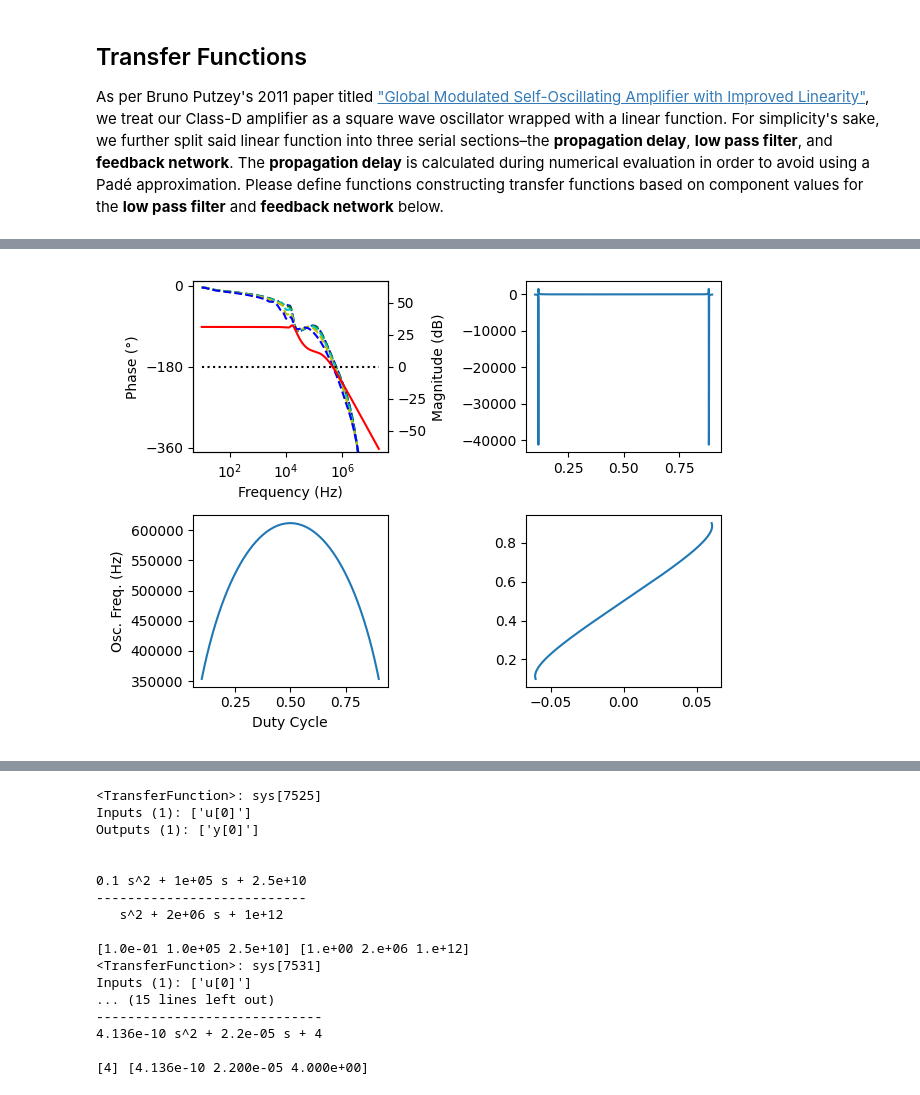
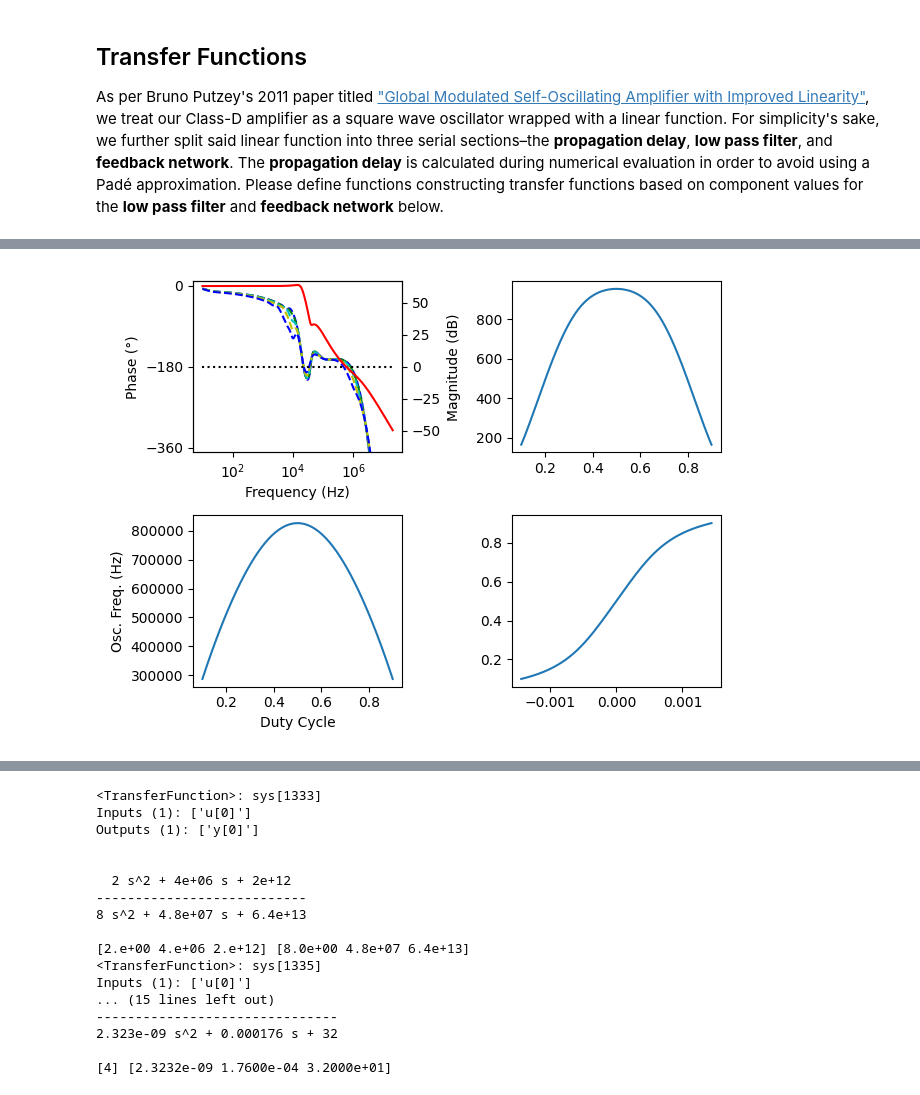
Before and after one commit to aaronlockhartdev/class-d-amp, a Jupyter notebook: loop_analysis/main.ipynb, the cells around one changed output, grey strips where cells are left out. Saved outputs shown, nothing was run; the diff lists cells and outputs as text; code cells hidden in the pictures.

```diff
--- a/loop_analysis/main.ipynb
+++ b/loop_analysis/main.ipynb
@@ -77,11 +77,11 @@ def plot(
             end = omega[ind+1]
             p_err = np.nan
 
-            max_iters = 1000
+            max_iters = 100
             iters = 0
-            while not np.isclose(p_err, -np.pi, rtol=1e-8, atol=0.):
+            while not np.isclose(p_err, -np.pi, rtol=1e-15, atol=1e-11):
                 if iters > max_iters:
-                    raise ValueError(f'Binary search did not converge in {max_iters} iterations')
+                    raise ValueError(f'Binary search did not converge in {max_iters} iterations, err={p_err}')
                 # Guaranteed to run once and set mid because p_err == nan
                 mid = (start + end) / 2
 
@@ -259,25 +259,27 @@ def load_sapwin(filename):
 
     return func
 # %%
-out = lpf(22e-6, 4.7e-6, 4)
+out = lpf(22e-6, 3.3e-6, 4)
 
-compf = 5e5
-compr = 2
-comp = ct.zpk([-compf-1j, -compf+1j], [-compf*compr] * 2, 1e-1)
+compf = 3e6
+compr = [3, 5]
+comp = ct.zpk([-compf-1j, -compf+1j], [-compf for r in compr], 5)
 
-iff = out.bandwidth() * 0.7
+iff = 50e3*2*np.pi
 
 i = 1
-for fsf, q in [(1.000, 0.5412), (1.000, 1.3065)]:
+for fsf, q in [(1.4192, 0.5219), (1.5912, 0.8055)]:
     sf = iff * fsf
     i *= ct.tf([sf**2], [1, sf*fsf/q, sf**2])
 
 fbn = out * (comp + i)
 
+delay = 180e-9
+
 plt.clf()
 
 plot_kwargs = {'Hz': True, 'dB': True, 'omega_limits': (10, 100e6)}
-for tf in (comp, i, out, fbn):
+for tf in (comp, i, out, fbn, fbn * ct.tf(*ct.pade(delay, n=2))):
     print(tf)
     ct.bode_plot(tf, **plot_kwargs)
 
@@ -304,6 +306,6 @@ Outputs (1): ['y[0]']
 # %%
 %%time
-plot(fbn, 10, 20e6, delay=100e-9)
+plot(fbn, 10, 20e6, delay=delay)
 plt.show()
 # %% [output]
-[figure, old version]
+[figure, new version]
@@ -313,24 +315,27 @@ Wall time: 3.57 s
 def disp(lst):
     return np.array(lst).flatten()
 
+max_gain = 8
+
 for tf in (comp, i, out):
+    tf /= max_gain
     print(tf)
     print(*map(disp, (tf.num, tf.den)))
 # %% [output]
-<TransferFunction>: sys[7525]
+<TransferFunction>: sys[1333]
 Inputs (1): ['u[0]']
 Outputs (1): ['y[0]']
 
 
-0.1 s^2 + 1e+05 s + 2.5e+10
+  2 s^2 + 4e+06 s + 2e+12
 ---------------------------
-   s^2 + 2e+06 s + 1e+12
+8 s^2 + 4.8e+07 s + 6.4e+13
 
-[1.0e-01 1.0e+05 2.5e+10] [1.e+00 2.e+06 1.e+12]
-<TransferFunction>: sys[7531]
+[2.e+00 4.e+06 2.e+12] [8.0e+00 4.8e+07 6.4e+13]
+<TransferFunction>: sys[1335]
 Inputs (1): ['u[0]']
 ... (15 lines left out)
------------------------------
-4.136e-10 s^2 + 2.2e-05 s + 4
+-------------------------------
+2.323e-09 s^2 + 0.000176 s + 32
 
-[4] [4.136e-10 2.200e-05 4.000e+00]
+[4] [2.3232e-09 1.7600e-04 3.2000e+01]
```
Also changed, not shown: parts of 2 cells of this notebook, 2 other files.
